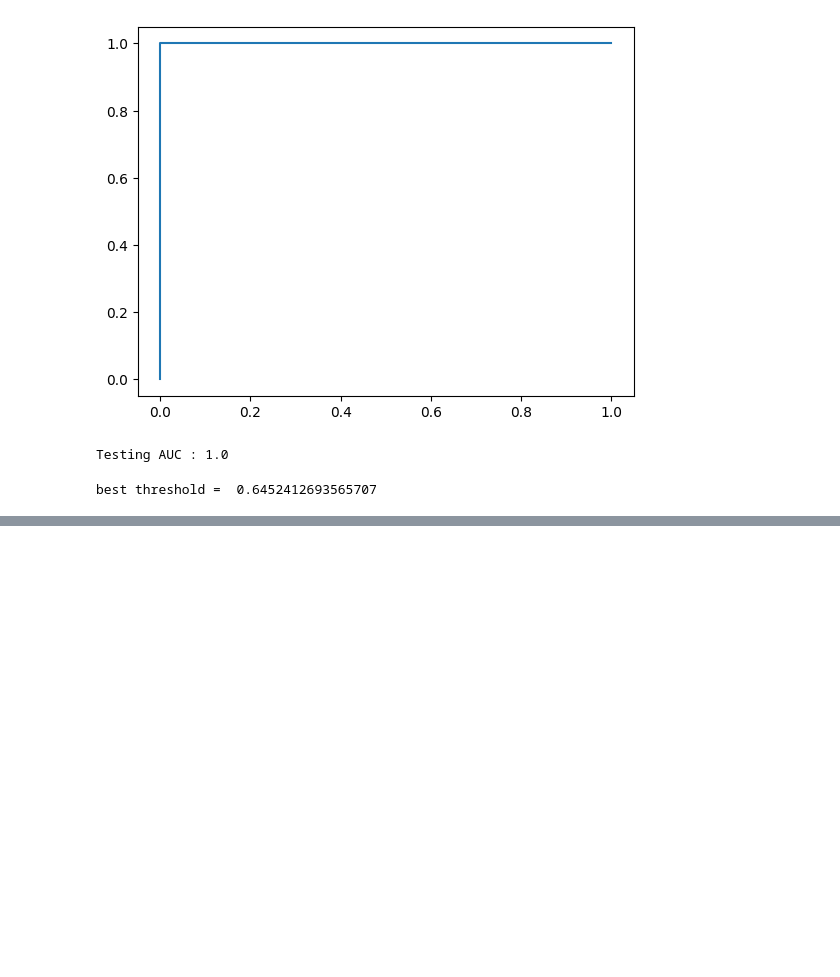
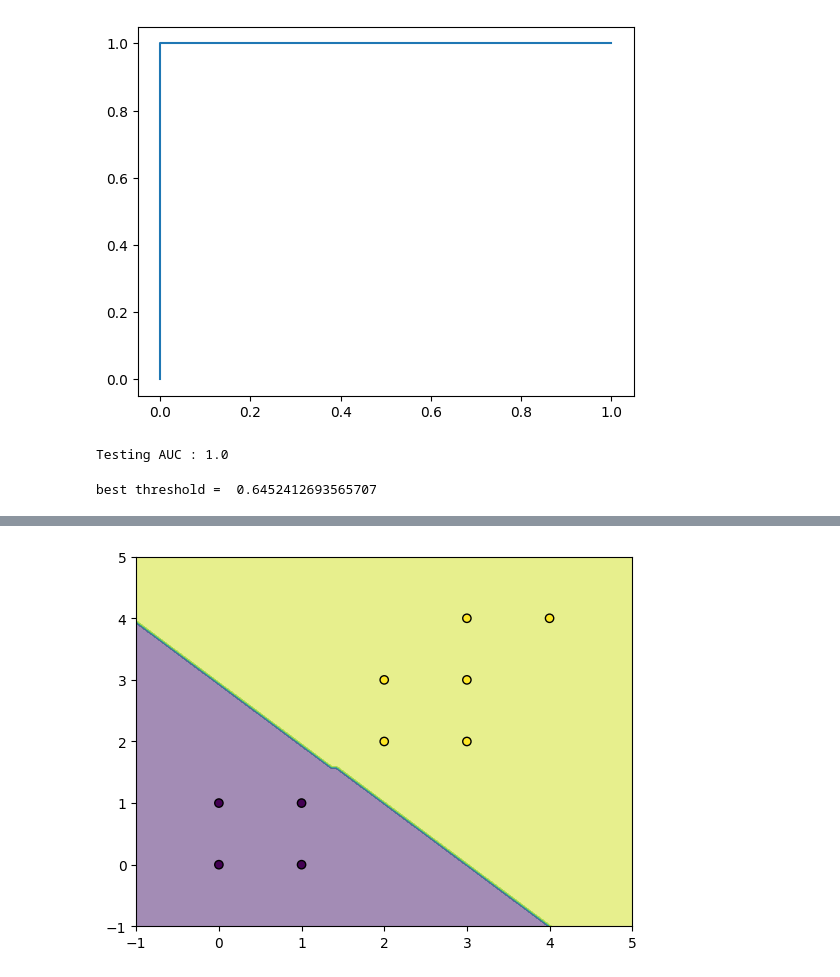
Before and after one commit to bakirmohammed1234/Machine_Learning, a Jupyter notebook: Sklearn_Models_Implementations/LogisticRegression/LogisticRegrssion1.ipynb, the cells around one changed output, grey strips where cells are left out. Cells and saved outputs as stored; diff of their text form; code cells hidden in the pictures; blank space fills up the shorter version.

```diff
--- a/Sklearn_Models_Implementations/LogisticRegression/LogisticRegrssion1.ipynb
+++ b/Sklearn_Models_Implementations/LogisticRegression/LogisticRegrssion1.ipynb
@@ -146,0 +183,2 @@ best threshold =  0.6452412693565707
+# %%
+model1 = LogisticRegression()
@@ -146,0 +189,8 @@ best threshold =  0.6452412693565707
+# %%
+from sklearn.inspection import  DecisionBoundaryDisplay
+
+disp = DecisionBoundaryDisplay.from_estimator(model1,X_train,response_method ="predict",alpha=0.5)
+disp.ax_.scatter(X_train[:,0],X_train[:,1],c=y_train,edgecolor='k')
+plt.show()
+# %% [output]
+[figure, added]
```
Also changed, not shown: parts of 8 cells of this notebook.
